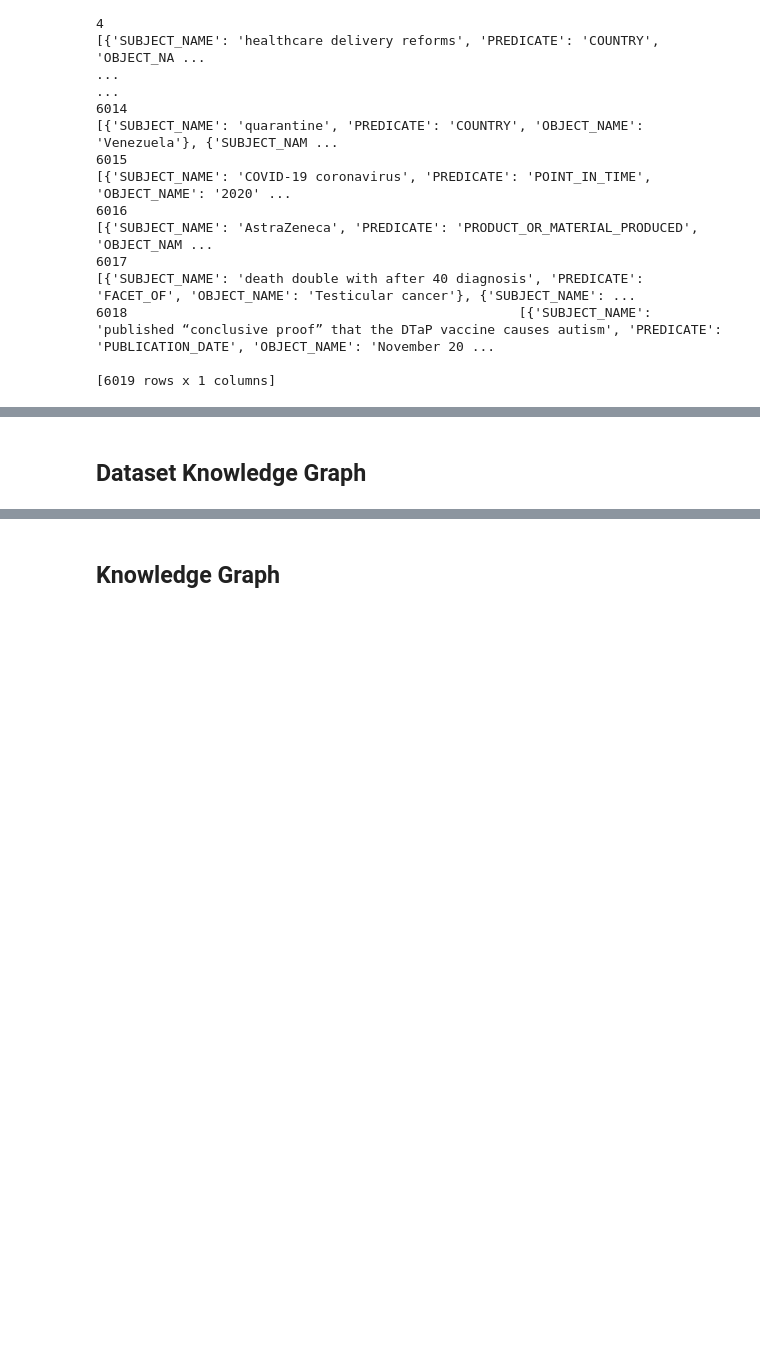
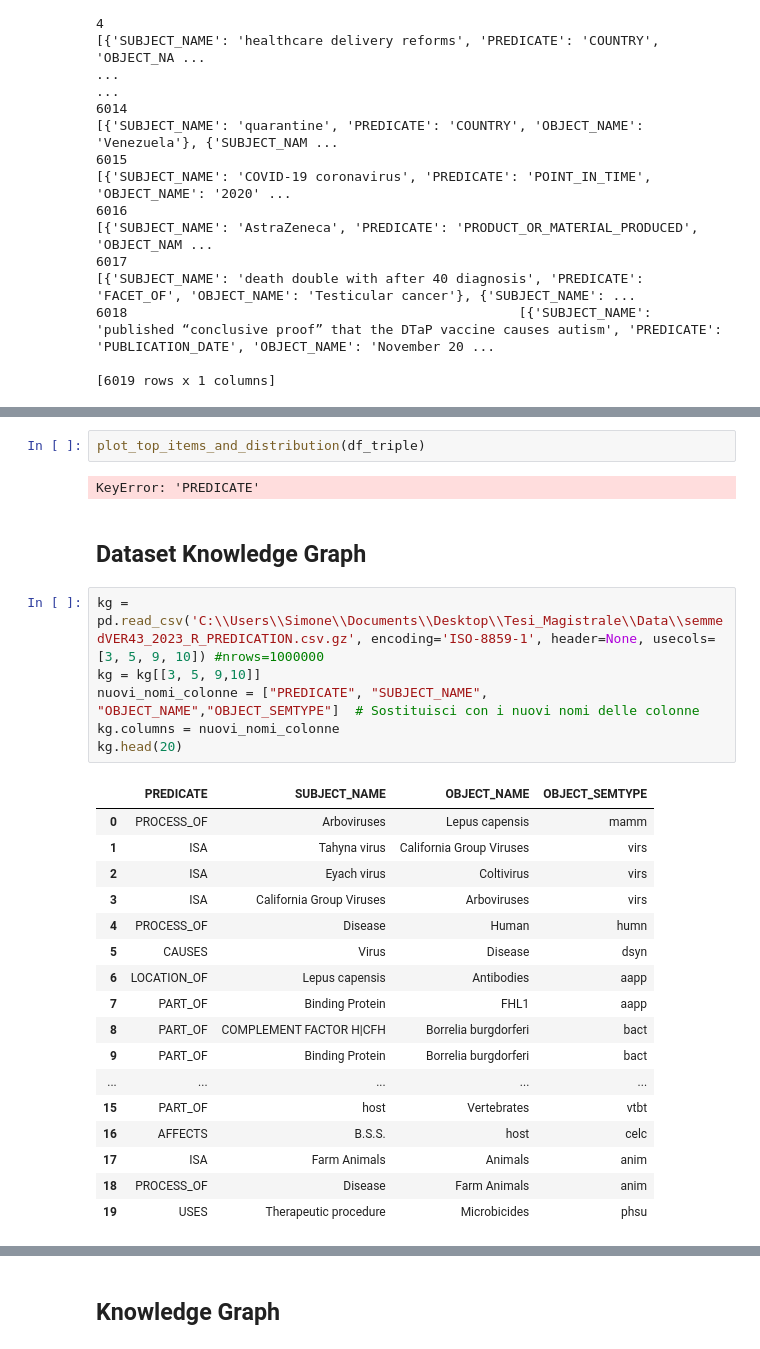
Before and after one commit to SimoneFarallo/integrating_knowledge_with_natural_language_processing_for_enhanced_fact-checking, a Jupyter notebook: Exploration_dataset_graph.ipynb, the cells around one changed output, grey strips where cells are left out. Drawn from its saved outputs; the diff is of its cells as text; blank space fills up the shorter version.

```diff
--- a/Exploration_dataset_graph.ipynb
+++ b/Exploration_dataset_graph.ipynb
@@ -231,2 +187,30 @@ word_freq_objects.most_common
+# %%
+plot_top_items_and_distribution(df_triple)
+# %% [output]
+KeyError: 'PREDICATE'
 # %% [markdown]
 ## Dataset Knowledge Graph
+# %%
+kg = pd.read_csv('C:\\Users\\Simone\\Documents\\Desktop\\Tesi_Magistrale\\Data\\semmedVER43_2023_R_PREDICATION.csv.gz', encoding='ISO-8859-1', header=None, usecols=[3, 5, 9, 10]) #nrows=1000000
+kg = kg[[3, 5, 9,10]]
+nuovi_nomi_colonne = ["PREDICATE", "SUBJECT_NAME", "OBJECT_NAME","OBJECT_SEMTYPE"]  # Sostituisci con i nuovi nomi delle colonne
+kg.columns = nuovi_nomi_colonne
+kg.head(20)
+# %% [output]
+|  | PREDICATE | SUBJECT_NAME | OBJECT_NAME | OBJECT_SEMTYPE |
+| 0 | PROCESS_OF | Arboviruses | Lepus capensis | mamm |
+| 1 | ISA | Tahyna virus | California Group Viruses | virs |
+| 2 | ISA | Eyach virus | Coltivirus | virs |
+| 3 | ISA | California Group Viruses | Arboviruses | virs |
+| 4 | PROCESS_OF | Disease | Human | humn |
+| 5 | CAUSES | Virus | Disease | dsyn |
+| 6 | LOCATION_OF | Lepus capensis | Antibodies | aapp |
+| 7 | PART_OF | Binding Protein | FHL1 | aapp |
+| 8 | PART_OF | COMPLEMENT FACTOR H|CFH | Borrelia burgdorferi | bact |
+| 9 | PART_OF | Binding Protein | Borrelia burgdorferi | bact |
+| ... | ... | ... | ... | ... |
+| 15 | PART_OF | host | Vertebrates | vtbt |
+| 16 | AFFECTS | B.S.S. | host | celc |
+| 17 | ISA | Farm Animals | Animals | anim |
+| 18 | PROCESS_OF | Disease | Farm Animals | anim |
+| 19 | USES | Therapeutic procedure | Microbicides | phsu |
```
Also changed, not shown: parts of 18 cells of this notebook.
